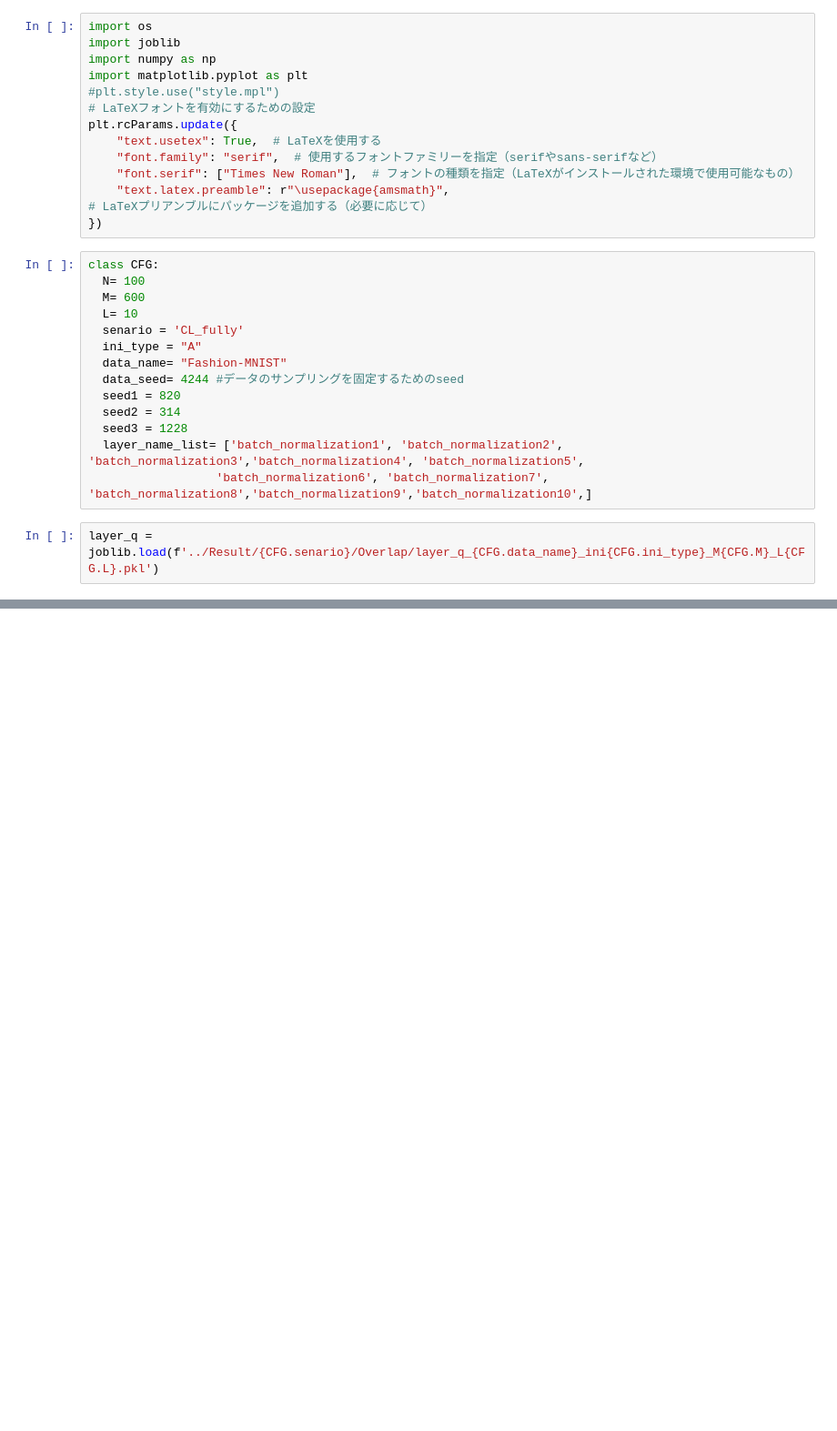
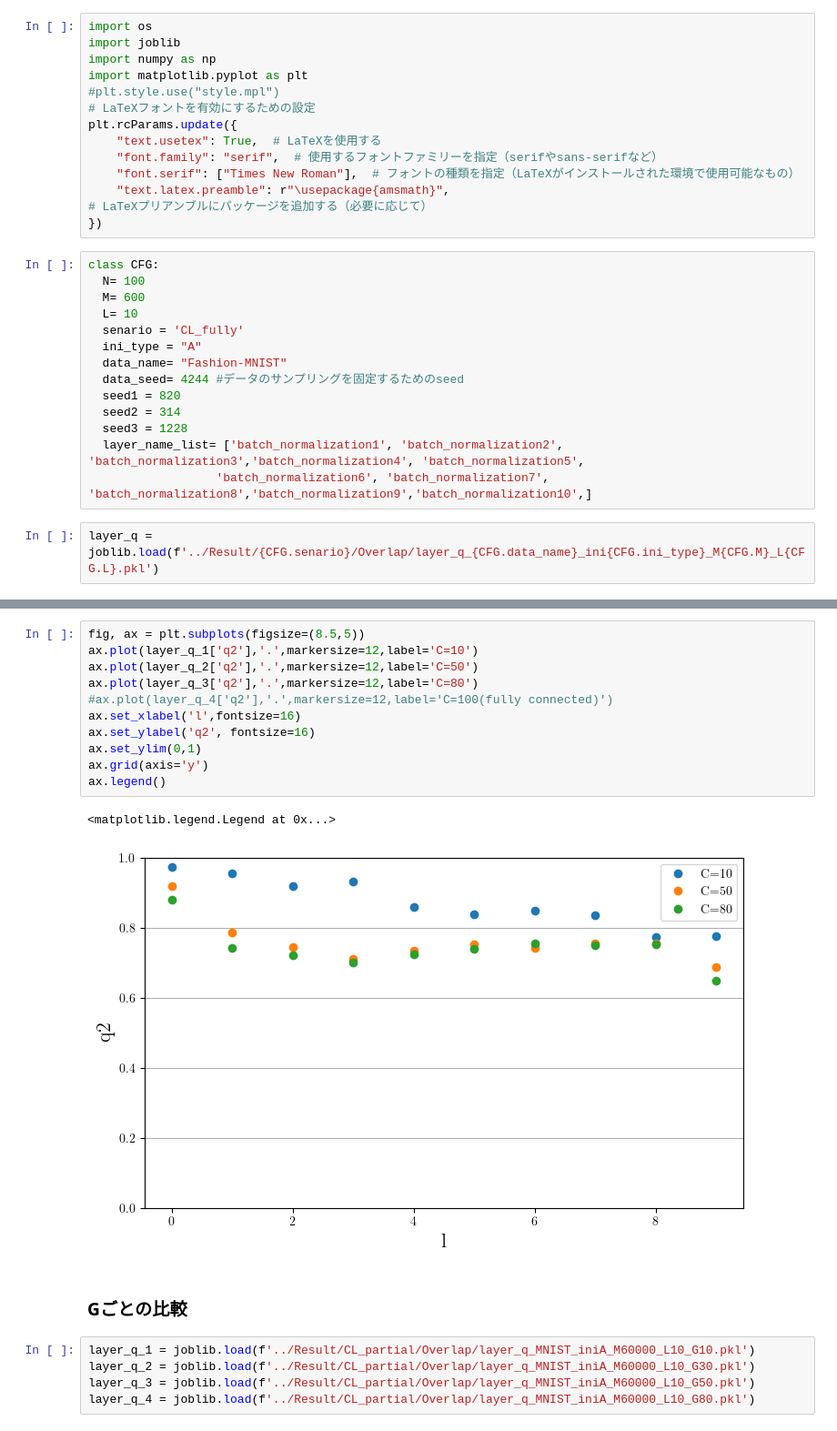
Before and after one commit to yusukeorito/My_reseach, a Jupyter notebook: Plot/Layer_overlap.ipynb, the cells around one changed output, grey strips where cells are left out. Shown at 91% size. Saved outputs shown, nothing was run; the diff lists cells and outputs as text; blank space fills up the shorter version.

```diff
--- a/Plot/Layer_overlap.ipynb
+++ b/Plot/Layer_overlap.ipynb
@@ -31,0 +77,21 @@ layer_q = joblib.load(f'../Result/{CFG.senario}/Overlap/layer_q_{CFG.data_name}_
+# %%
+fig, ax = plt.subplots(figsize=(8.5,5))
+ax.plot(layer_q_1['q2'],'.',markersize=12,label='C=10')
+ax.plot(layer_q_2['q2'],'.',markersize=12,label='C=50')
+ax.plot(layer_q_3['q2'],'.',markersize=12,label='C=80')
+#ax.plot(layer_q_4['q2'],'.',markersize=12,label='C=100(fully connected)')
+ax.set_xlabel('l',fontsize=16)
+ax.set_ylabel('q2', fontsize=16)
+ax.set_ylim(0,1)
+ax.grid(axis='y')
+ax.legend()
+# %% [output]
+<matplotlib.legend.Legend at 0x...>
+[figure, added]
+# %% [markdown]
+### Gごとの比較
+# %%
+layer_q_1 = joblib.load(f'../Result/CL_partial/Overlap/layer_q_MNIST_iniA_M60000_L10_G10.pkl')
+layer_q_2 = joblib.load(f'../Result/CL_partial/Overlap/layer_q_MNIST_iniA_M60000_L10_G30.pkl')
+layer_q_3 = joblib.load(f'../Result/CL_partial/Overlap/layer_q_MNIST_iniA_M60000_L10_G50.pkl')
+layer_q_4 = joblib.load(f'../Result/CL_partial/Overlap/layer_q_MNIST_iniA_M60000_L10_G80.pkl')
```
Also changed, not shown: parts of 13 cells of this notebook, 10 other files.
